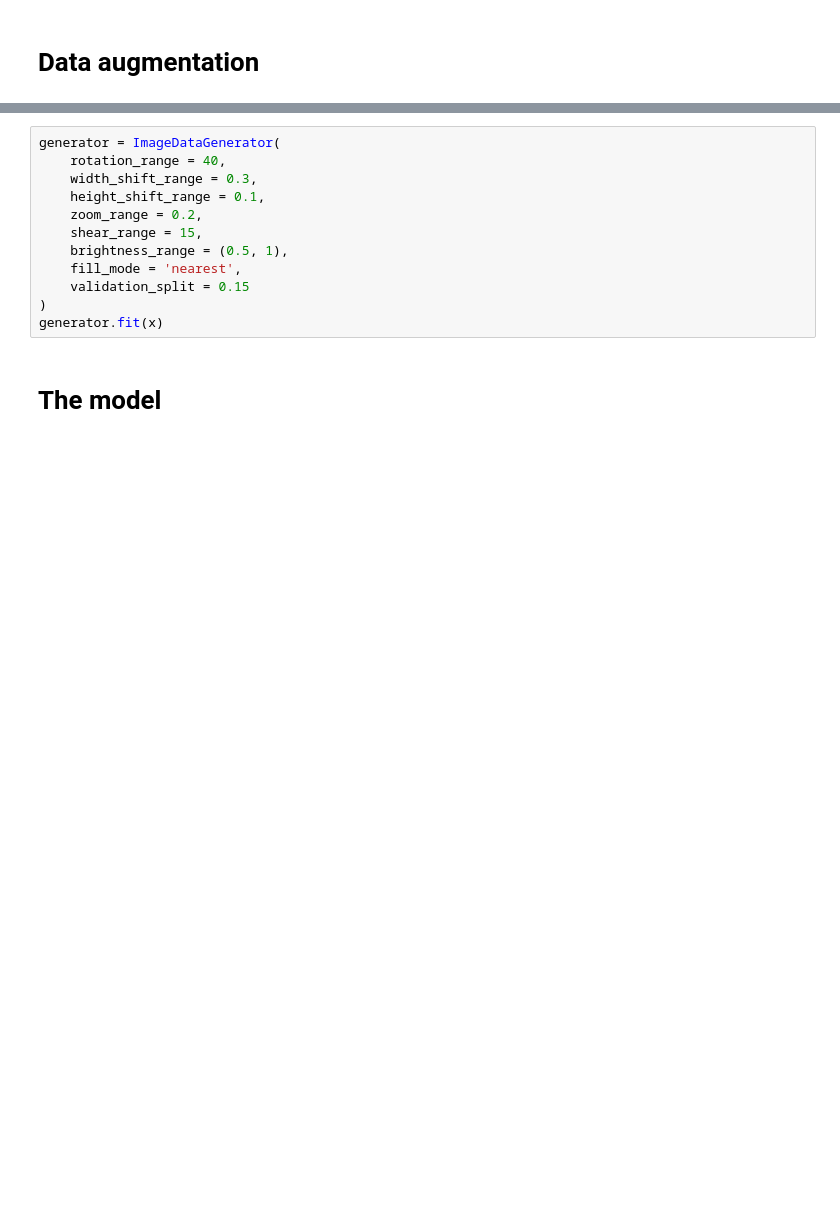
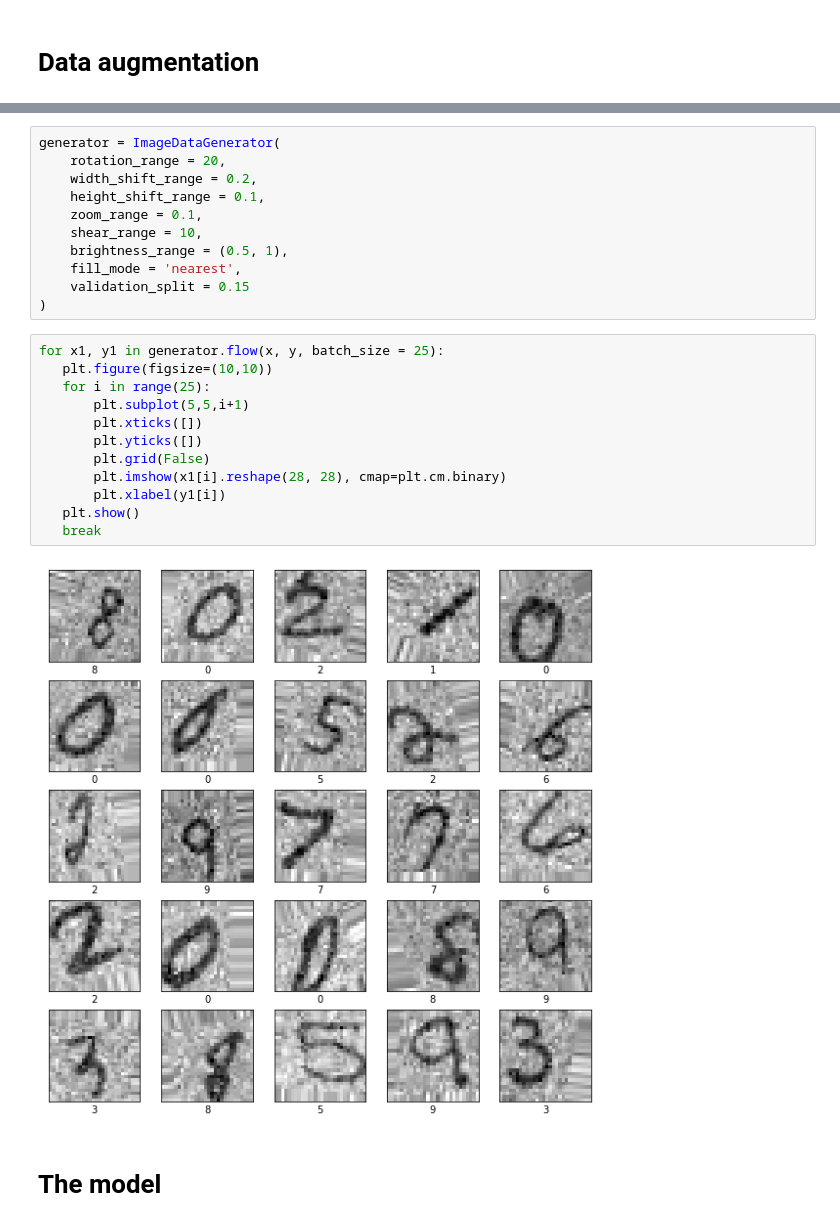
Before and after one commit to kezzyhko/MNIST_CNN, a Jupyter notebook: IMLProject.ipynb, the cells around one changed output, grey strips where cells are left out. Saved outputs shown, nothing was run; the diff lists cells and outputs as text; blank space fills up the shorter version.

```diff
--- a/IMLProject.ipynb
+++ b/IMLProject.ipynb
@@ -51,15 +51,28 @@ plt.imshow(tf.reshape(x[0], (28, 28))/255., cmap='Greys')
 # %%
 generator = ImageDataGenerator(
-    rotation_range = 40,
-    width_shift_range = 0.3,
+    rotation_range = 20,
+    width_shift_range = 0.2,
     height_shift_range = 0.1,
-    zoom_range = 0.2,
-    shear_range = 15,
+    zoom_range = 0.1,
+    shear_range = 10,
     brightness_range = (0.5, 1),
     fill_mode = 'nearest',
     validation_split = 0.15
 )
-generator.fit(x)
+# %%
+for x1, y1 in generator.flow(x, y, batch_size = 25):
+   plt.figure(figsize=(10,10))
+   for i in range(25):
+       plt.subplot(5,5,i+1)
+       plt.xticks([])
+       plt.yticks([])
+       plt.grid(False)
+       plt.imshow(x1[i].reshape(28, 28), cmap=plt.cm.binary)
+       plt.xlabel(y1[i])
+   plt.show()
+   break
+# %% [output]
+[figure, added]
 # %% [markdown]
 # The model
 # %% [markdown]
```
Also changed, not shown: parts of 4 cells of this notebook, 2 other files.
